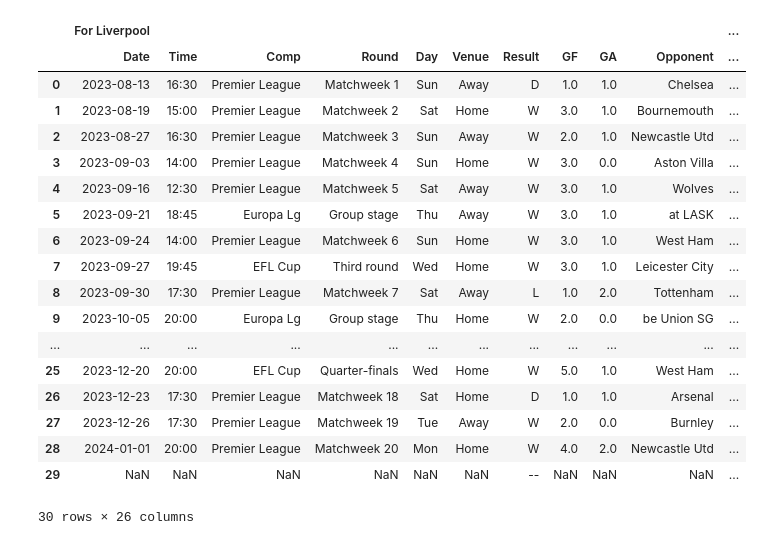
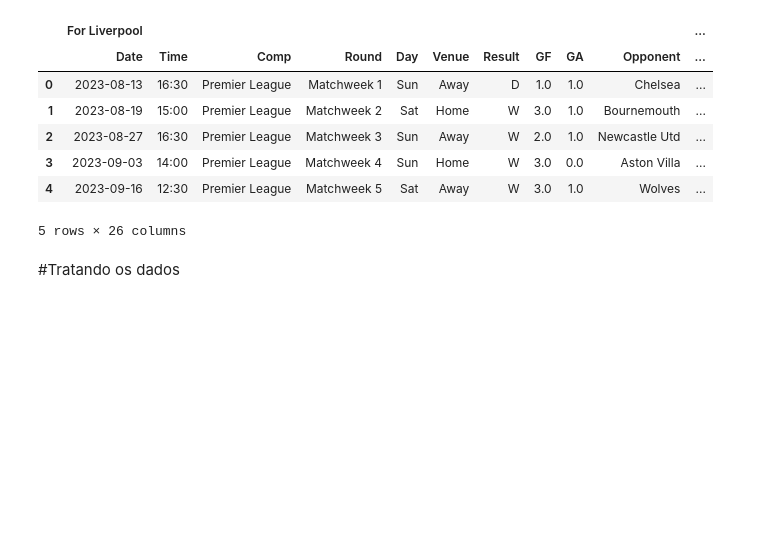
Before and after one commit to vinicarlosss/MachineLearning_Futebol, a Jupyter notebook: web_scraping.ipynb, the cells around one changed output. Saved outputs shown, nothing was run; the diff lists cells and outputs as text; code cells hidden in the pictures; blank space fills up the shorter version.

```diff
--- a/web_scraping.ipynb
+++ b/web_scraping.ipynb
@@ -44,28 +33,19 @@ matches[0]
 # %%
 #pegando dados de chutes
 links = soup.find_all('a')
 links = [l.get("href") for l in links]
 links = [l for l in links if l and 'all_comps/shooting/' in l]
 data = requests.get(f"https://fbref.com{links[0]}")
 shooting = pd.read_html(data.text, match="Shooting")[0]
-shooting
+shooting.head()
 # %% [output]
 |  | For Liverpool |  |  |  |  |  |  |  |  |  | ... |
 |  | Date | Time | Comp | Round | Day | Venue | Result | GF | GA | Opponent | ... |
 | 0 | 2023-08-13 | 16:30 | Premier League | Matchweek 1 | Sun | Away | D | 1.0 | 1.0 | Chelsea | ... |
 | 1 | 2023-08-19 | 15:00 | Premier League | Matchweek 2 | Sat | Home | W | 3.0 | 1.0 | Bournemouth | ... |
 | 2 | 2023-08-27 | 16:30 | Premier League | Matchweek 3 | Sun | Away | W | 2.0 | 1.0 | Newcastle Utd | ... |
 | 3 | 2023-09-03 | 14:00 | Premier League | Matchweek 4 | Sun | Home | W | 3.0 | 0.0 | Aston Villa | ... |
 | 4 | 2023-09-16 | 12:30 | Premier League | Matchweek 5 | Sat | Away | W | 3.0 | 1.0 | Wolves | ... |
-| 5 | 2023-09-21 | 18:45 | Europa Lg | Group stage | Thu | Away | W | 3.0 | 1.0 | at LASK | ... |
-| 6 | 2023-09-24 | 14:00 | Premier League | Matchweek 6 | Sun | Home | W | 3.0 | 1.0 | West Ham | ... |
-| 7 | 2023-09-27 | 19:45 | EFL Cup | Third round | Wed | Home | W | 3.0 | 1.0 | Leicester City | ... |
-| 8 | 2023-09-30 | 17:30 | Premier League | Matchweek 7 | Sat | Away | L | 1.0 | 2.0 | Tottenham | ... |
-| 9 | 2023-10-05 | 20:00 | Europa Lg | Group stage | Thu | Home | W | 2.0 | 0.0 | be Union SG | ... |
-| ... | ... | ... | ... | ... | ... | ... | ... | ... | ... | ... | ... |
-| 25 | 2023-12-20 | 20:00 | EFL Cup | Quarter-finals | Wed | Home | W | 5.0 | 1.0 | West Ham | ... |
-| 26 | 2023-12-23 | 17:30 | Premier League | Matchweek 18 | Sat | Home | D | 1.0 | 1.0 | Arsenal | ... |
-| 27 | 2023-12-26 | 17:30 | Premier League | Matchweek 19 | Tue | Away | W | 2.0 | 0.0 | Burnley | ... |
-| 28 | 2024-01-01 | 20:00 | Premier League | Matchweek 20 | Mon | Home | W | 4.0 | 2.0 | Newcastle Utd | ... |
-| 29 | NaN | NaN | NaN | NaN | NaN | NaN | -- | NaN | NaN | NaN | ... |
-30 rows × 26 columns
+5 rows × 26 columns
+# %% [markdown]
+#Tratando os dados
```
Also changed, not shown: parts of 3 cells of this notebook.
